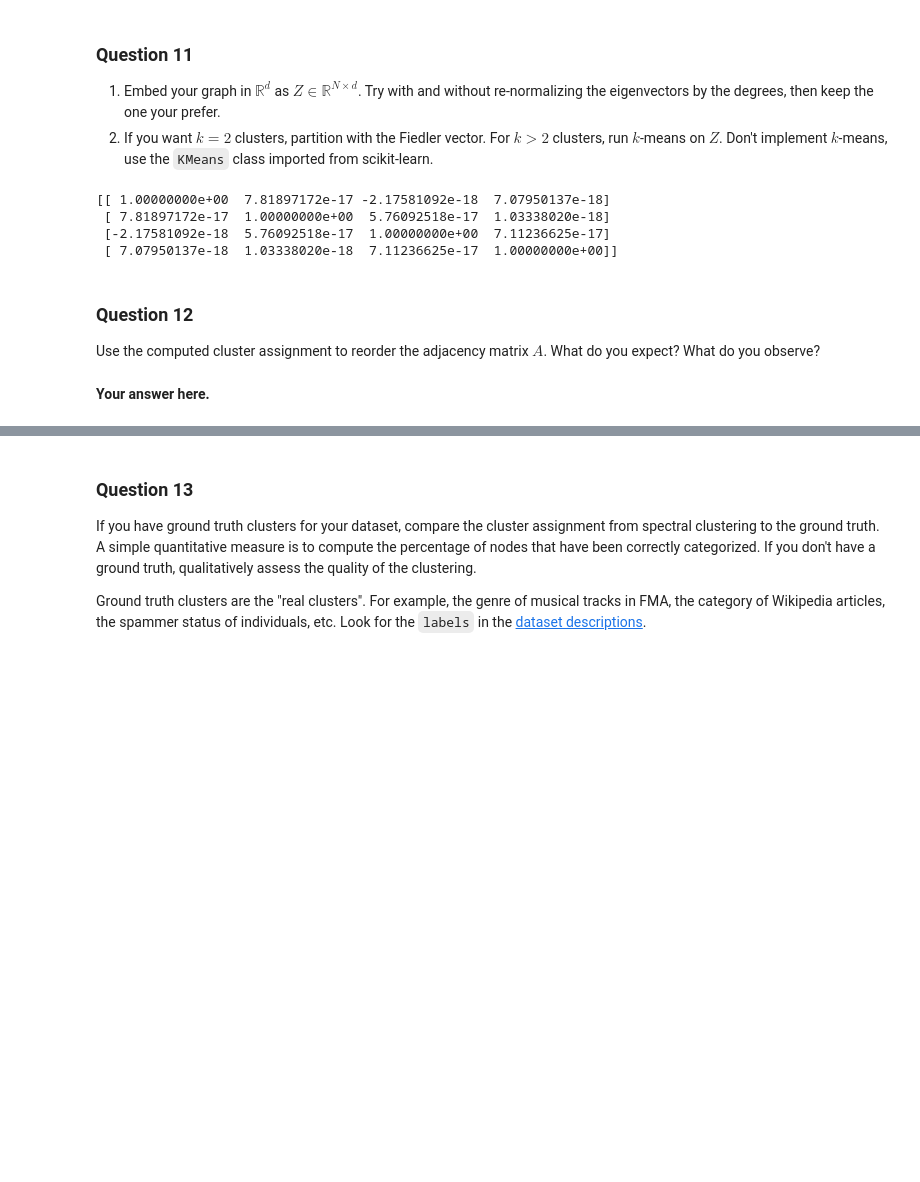
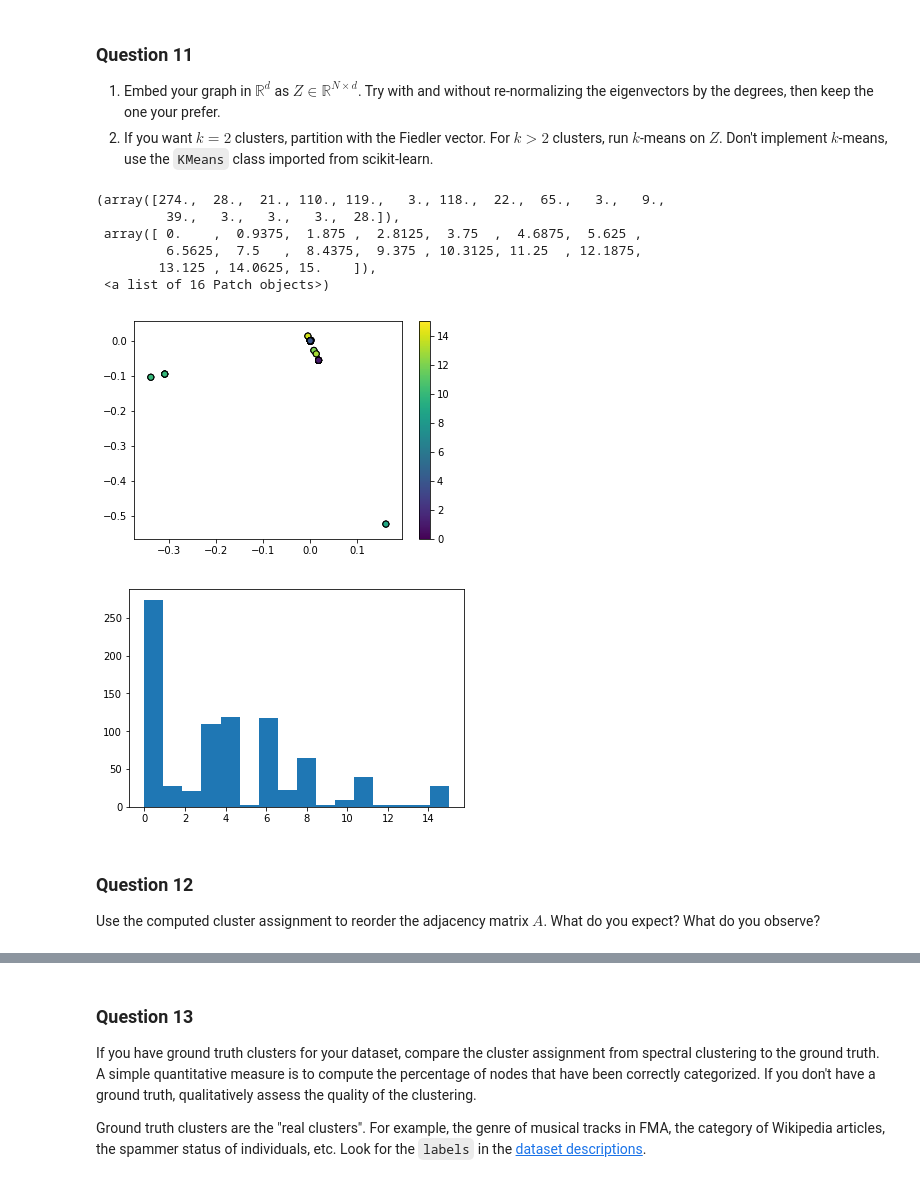
Before and after one commit to Kakavand/EPFL-antiterrorAssignment, a Jupyter notebook: John/3_spectral_graph_theory.ipynb, the cells around one changed output, grey strips where cells are left out. Saved outputs shown, nothing was run; the diff lists cells and outputs as text; code cells hidden in the pictures; blank space fills up the shorter version.

```diff
--- a/John/3_spectral_graph_theory.ipynb
+++ b/John/3_spectral_graph_theory.ipynb
@@ -226,15 +233,32 @@ The value of $k$ and $d$ are typically equal since the problem of spectral clust
 1. Embed your graph in $\mathbb{R}^d$ as $Z \in \mathbb{R}^{N \times d}$.
    Try with and without re-normalizing the eigenvectors by the degrees, then keep the one your prefer.
 1. If you want $k=2$ clusters, partition with the Fiedler vector. For $k > 2$ clusters, run $k$-means on $Z$. Don't implement $k$-means, use the `KMeans` class imported from scikit-learn.
-# %%
-# KMeans will return a vector of size N each element with a cluster assignment.
-temp = eigenvectors.T @ eigenvectors
-print(temp[:4,:4])
-# %% [output]
-[[ 1.00000000e+00  7.81897172e-17 -2.17581092e-18  7.07950137e-18]
- [ 7.81897172e-17  1.00000000e+00  5.76092518e-17  1.03338020e-18]
- [-2.17581092e-18  5.76092518e-17  1.00000000e+00  7.11236625e-17]
- [ 7.07950137e-18  1.03338020e-18  7.11236625e-17  1.00000000e+00]]
+# %%
+# number of clusters
+k = 16
+
+# create Kmeans object
+clusters = KMeans(k)
+Z = eigenvectors[:,:21]
+clusters.fit(Z)
+labels = clusters.labels_
+
+# 2D scatter plot
+plt.scatter(Z[:,0], Z[:,1], c=labels.astype(np.float), edgecolor='k')
+plt.colorbar()
+plt.figure()
+
+# Histogram of cluster assignments
+plt.hist(labels, bins=16)
+# %% [output]
+(array([274.,  28.,  21., 110., 119.,   3., 118.,  22.,  65.,   3.,   9.,
+         39.,   3.,   3.,   3.,  28.]),
+ array([ 0.    ,  0.9375,  1.875 ,  2.8125,  3.75  ,  4.6875,  5.625 ,
+         6.5625,  7.5   ,  8.4375,  9.375 , 10.3125, 11.25  , 12.1875,
+        13.125 , 14.0625, 15.    ]),
+ <a list of 16 Patch objects>)
+[figure, added]
+[figure, added]
 # %% [markdown]
 ### Question 12
 
@@ -247,2 +266,0 @@ What do you expect? What do you observe?
-# %% [markdown]
-**Your answer here.**
```
Also changed, not shown: parts of 5 cells of this notebook, 3 other files.
